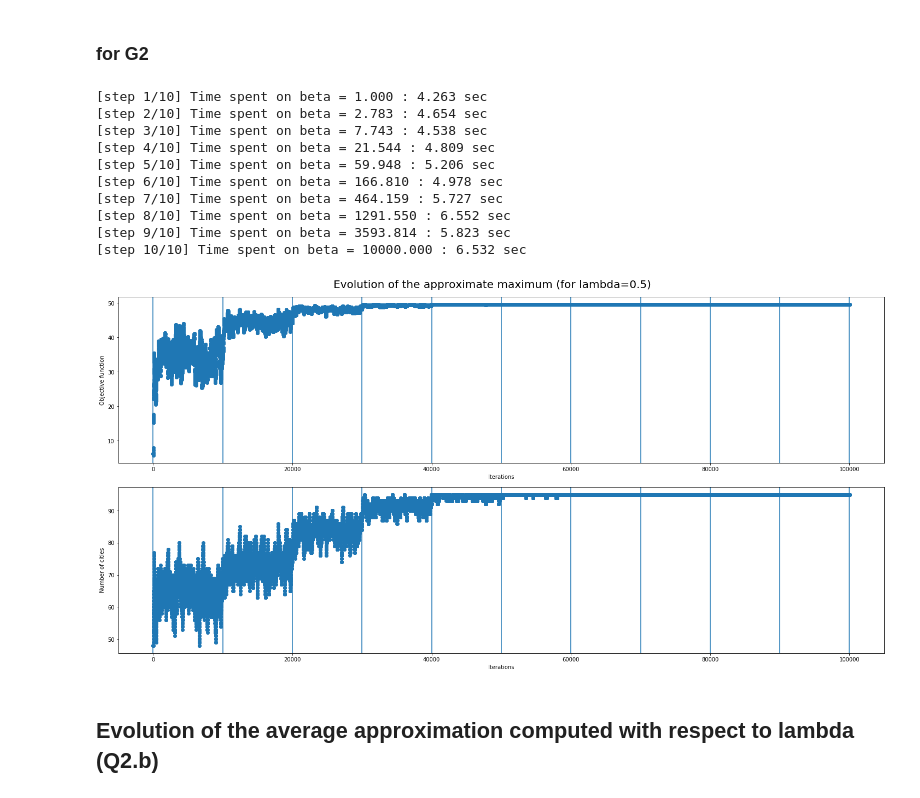
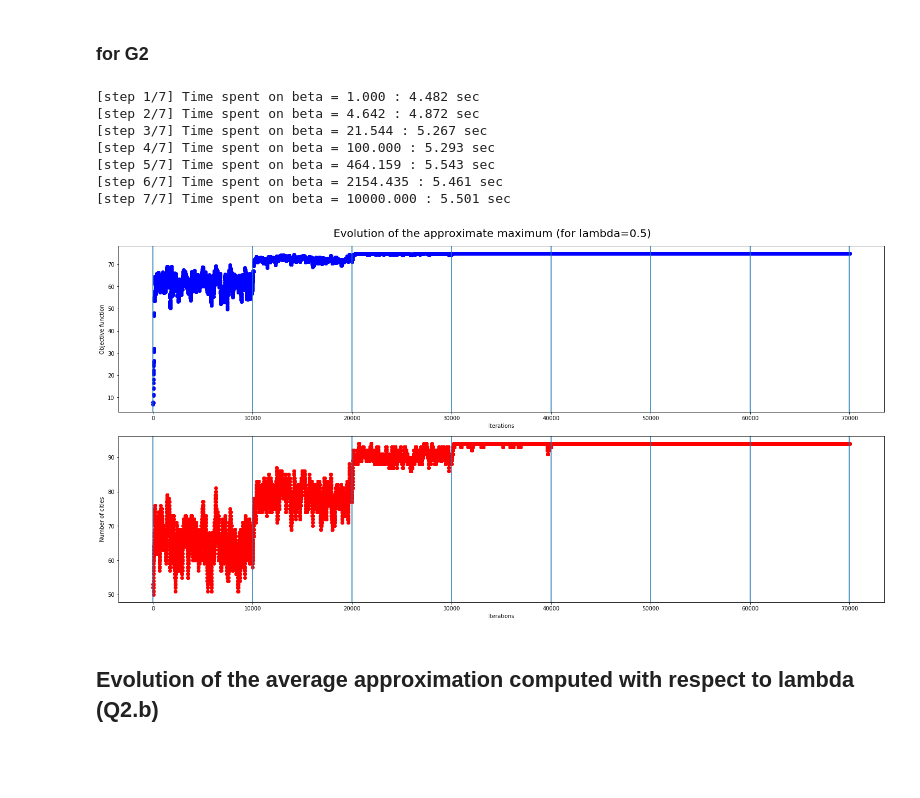
Before and after one commit to riccardocadei/Metropolis-Hastings-for-optimization, a Jupyter notebook: NewMain_anita.ipynb, the cells around one changed output. Cells and saved outputs as stored; diff of their text form; code cells hidden in the pictures; blank space fills up the shorter version.

Commit message:
testing diffrent betas

```diff
--- a/NewMain_anita.ipynb
+++ b/NewMain_anita.ipynb
@@ -43,25 +43,22 @@ print(avg_obj)
 # %%
 data = G2()
 
 # arbitrarily chosen parameters
 lambda_ = 0.5
 n_iter = 10000
 starting_state = np.random.randint(0, 2, data.N)
-betas = np.logspace(0, 4, 10)
+betas = np.logspace(0, 4, 7)
 
 S_approx = simulated_annealing(starting_state, betas, n_iter, lambda_, data, verbose=True, plot=True)
 # %% [output]
-[step 1/10] Time spent on beta = 1.000 : 4.263 sec
-[step 2/10] Time spent on beta = 2.783 : 4.654 sec
-[step 3/10] Time spent on beta = 7.743 : 4.538 sec
-[step 4/10] Time spent on beta = 21.544 : 4.809 sec
-[step 5/10] Time spent on beta = 59.948 : 5.206 sec
-[step 6/10] Time spent on beta = 166.810 : 4.978 sec
-[step 7/10] Time spent on beta = 464.159 : 5.727 sec
-[step 8/10] Time spent on beta = 1291.550 : 6.552 sec
-[step 9/10] Time spent on beta = 3593.814 : 5.823 sec
-[step 10/10] Time spent on beta = 10000.000 : 6.532 sec
+[step 1/7] Time spent on beta = 1.000 : 4.482 sec
+[step 2/7] Time spent on beta = 4.642 : 4.872 sec
+[step 3/7] Time spent on beta = 21.544 : 5.267 sec
+[step 4/7] Time spent on beta = 100.000 : 5.293 sec
+[step 5/7] Time spent on beta = 464.159 : 5.543 sec
+[step 6/7] Time spent on beta = 2154.435 : 5.461 sec
+[step 7/7] Time spent on beta = 10000.000 : 5.501 sec
-[figure, old version]
+[figure, new version]
 # %% [markdown]
 ## Evolution of the average approximation computed with respect to lambda  (Q2.b)
 # %% [markdown]
```
Also changed, not shown: parts of 3 cells of this notebook, 1 other file.
